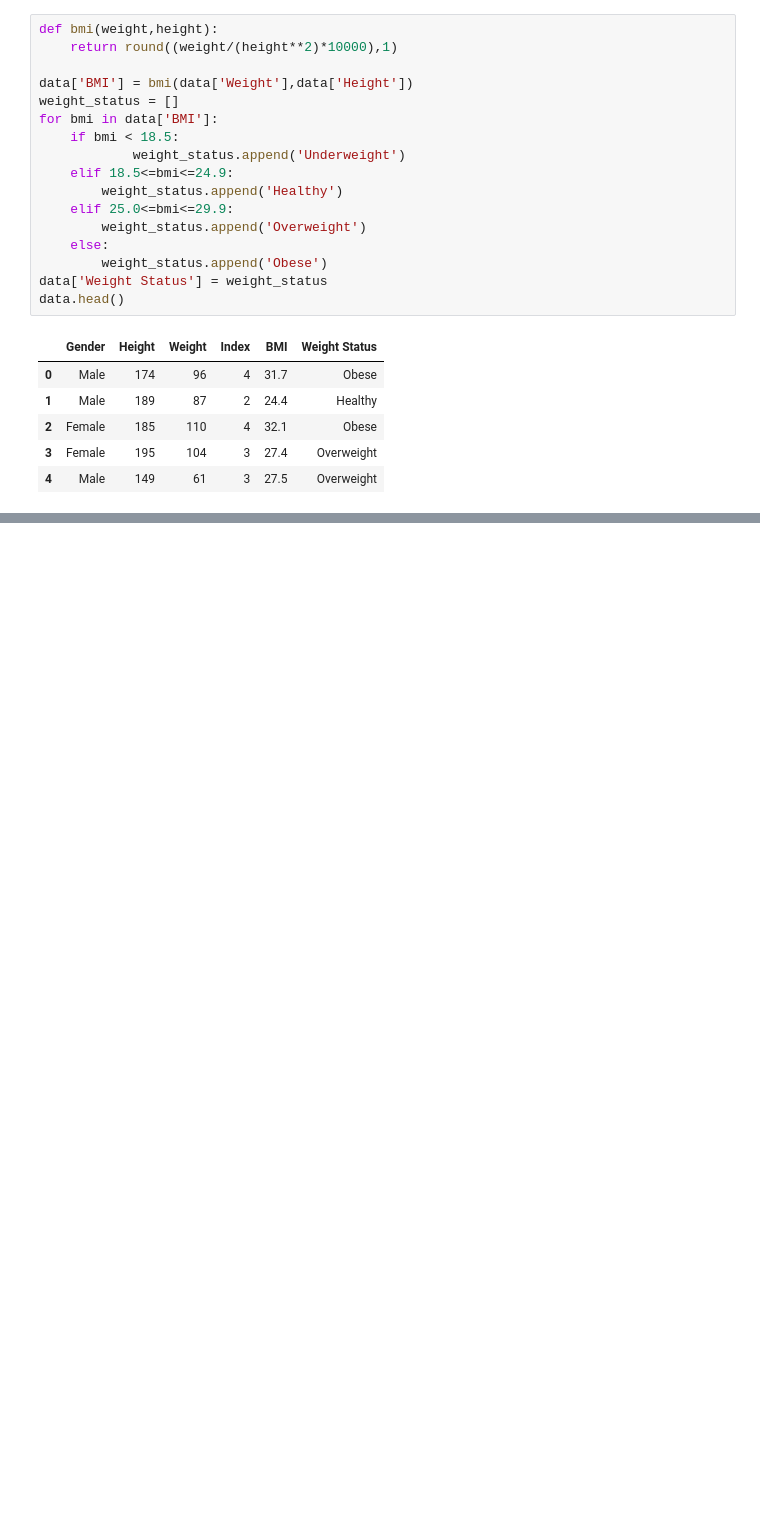
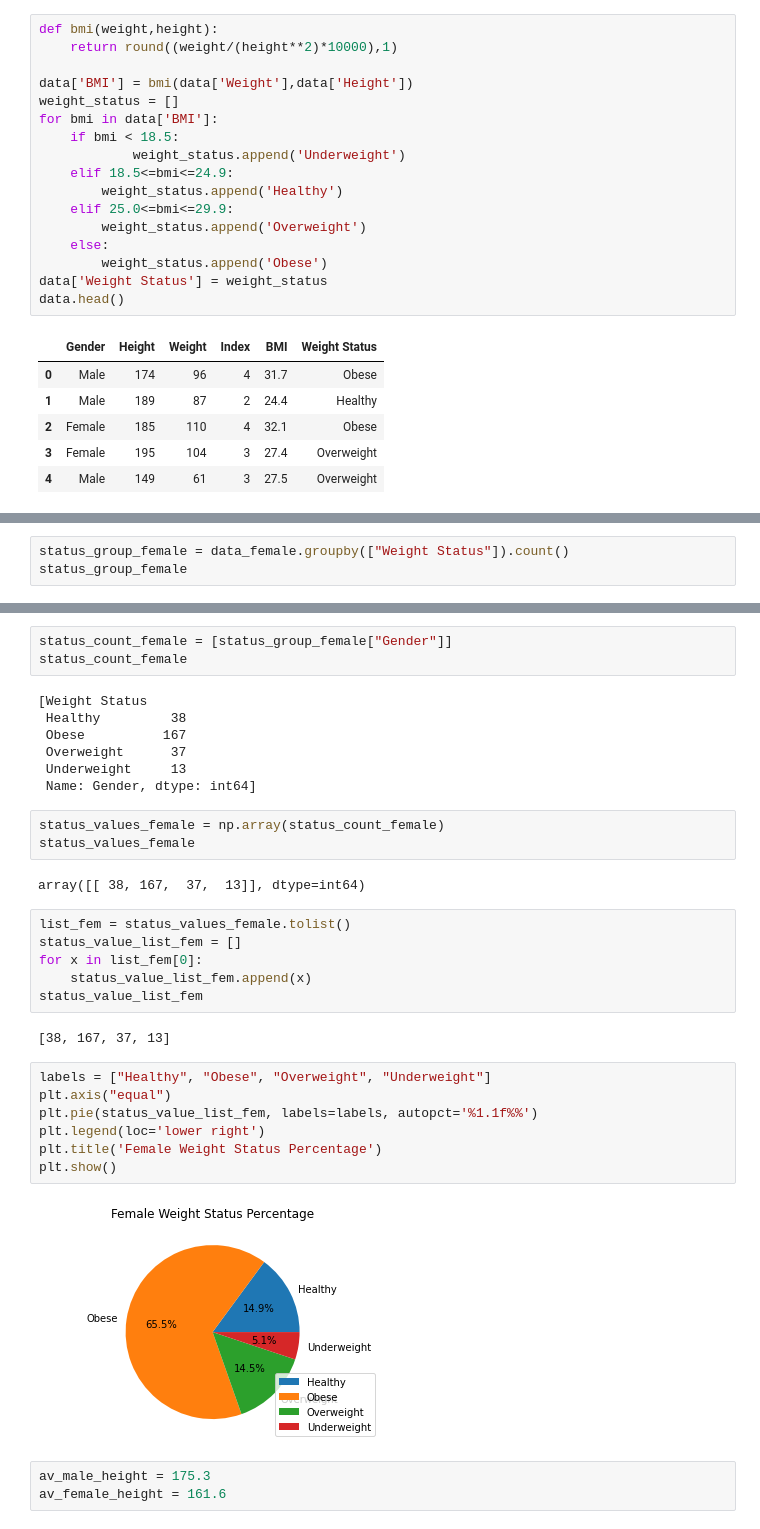
Before and after one commit to Forcystus91/Strive_challenge, a Jupyter notebook: strve_nutrition.ipynb, the cells around one changed output, grey strips where cells are left out. Drawn from its saved outputs; the diff is of its cells as text; blank space fills up the shorter version.

```diff
--- a/strve_nutrition.ipynb
+++ b/strve_nutrition.ipynb
@@ -38,0 +134,3 @@ data.head()
+# %%
+status_group_female = data_female.groupby(["Weight Status"]).count()
+status_group_female
@@ -38,0 +144,35 @@ data.head()
+# %%
+status_count_female = [status_group_female["Gender"]]
+status_count_female
+# %% [output]
+[Weight Status
+ Healthy         38
+ Obese          167
+ Overweight      37
+ Underweight     13
+ Name: Gender, dtype: int64]
+# %%
+status_values_female = np.array(status_count_female)
+status_values_female
+# %% [output]
+array([[ 38, 167,  37,  13]], dtype=int64)
+# %%
+list_fem = status_values_female.tolist()
+status_value_list_fem = []
+for x in list_fem[0]:
+    status_value_list_fem.append(x)
+status_value_list_fem
+# %% [output]
+[38, 167, 37, 13]
+# %%
+labels = ["Healthy", "Obese", "Overweight", "Underweight"]
+plt.axis("equal")
+plt.pie(status_value_list_fem, labels=labels, autopct='%1.1f%%')
+plt.legend(loc='lower right')
+plt.title('Female Weight Status Percentage')
+plt.show()
+# %% [output]
+[figure, added]
+# %%
+av_male_height = 175.3
+av_female_height = 161.6
```
Also changed, not shown: parts of 14 cells of this notebook.
